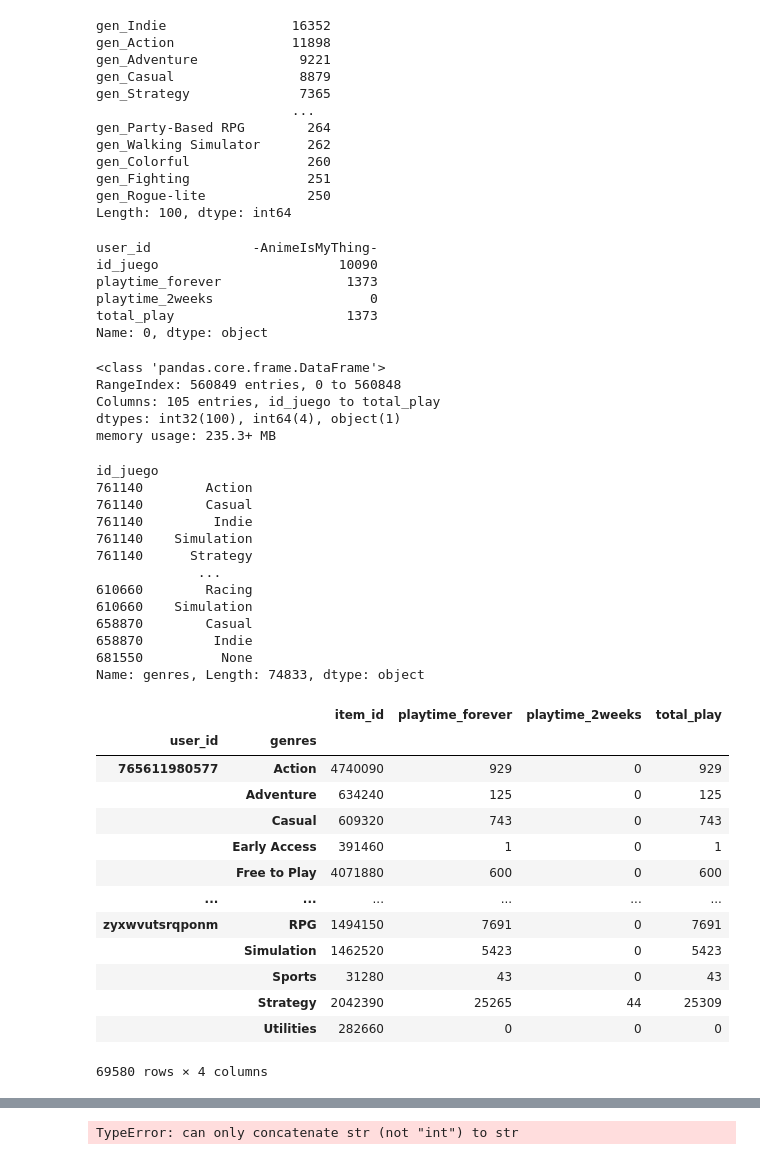
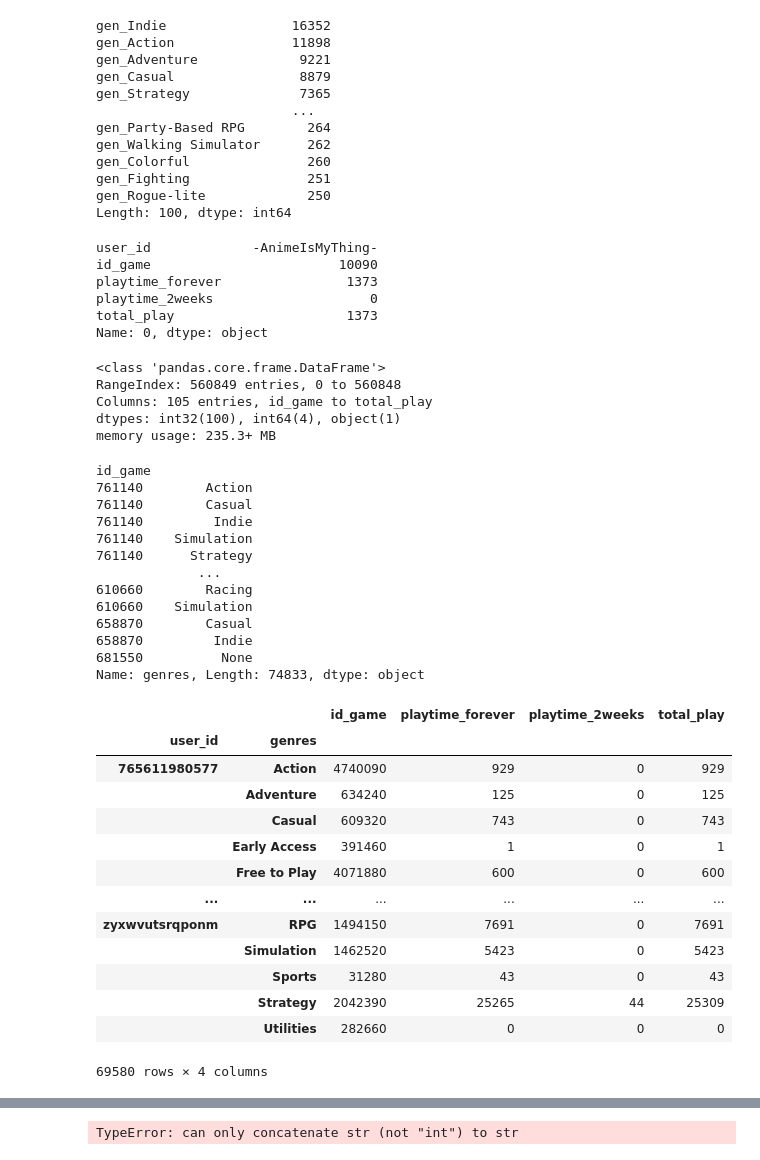
Before and after one commit to javierbengolea/PI_ML_OPS, a Jupyter notebook: main.ipynb, the cells around one changed output, grey strips where cells are left out. Cells and saved outputs as stored; diff of their text form; code cells hidden in the pictures.

```diff
--- a/main.ipynb
+++ b/main.ipynb
@@ -133,9 +128,11 @@ nulos_filas(df_games_all)
 Revisando los valores nulos a lo largo del eje 1, vemos que hay un número muy grande (88310) de filas completamente vacías, ya que tiene 13 columnas el dataset y la cuenta de nulos es igual a ese valor. Por lo tanto, se recorta
 hasta n-1 valores nulos, es decir, como mínimo tiene que tener una columna no nula.
 # %%
-n = len(df_games_all.columns)
+# Cantidad de Columnas
+N = len(df_games_all.columns)
 
-df_games = df_games_all.drop( df_games_all[df_games_all.isna().sum(axis=1) > (n - 1) ].index)
+# Recorte de filas con valores nulos
+df_games = df_games_all.drop( df_games_all[df_games_all.isna().sum(axis=1) > (N - 1) ].index)
 # %% [markdown]
 ### 1.1.3 Verificar duplicados
 # %%
@@ -159,0 +181,10 @@ dtype: int64
+# %%
+cantidad_filas = 0
+cantidad_coincidencias = 0
+
+for i in df_games.index:
+    cantidad_filas += 1
+    if (df_games.loc[i]['app_name'] == df_games.loc[i]['title']) and (not pd.isna(df_games.loc[i]['title'])):
+        cantidad_coincidencias += 1
+
+print(f'Porcentaje de Coincidencias: {(cantidad_coincidencias / cantidad_filas)*100:.2f} %')
@@ -244,4 +338,5 @@ df_games.drop(to_b, axis=0, inplace=True)
 # %%
 df_games = df_games.set_index(df_games['id'].astype(int))
 df_games.id = df_games.id.astype(int)
-df_games.rename_axis('index')
+df_games.rename_axis('index', inplace=True)
+df_games.rename(columns={'id': 'id_game'}, inplace=True)
@@ -403,31 +504,31 @@ if stats_filter:
     stats = pd.read_csv('df_games_stats_user.csv')
     # stats.set_index('item_id', inplace=True)
     # stats.rename_axis('id_juego', inplace=True)
-    stats.rename({'item_id': 'id_juego'}, axis=1, inplace=True)
+    # stats.rename({'item_id': 'id_game'}, axis=1, inplace=True)
     filter_games_df = stats
     print(stats.iloc[0])
 # %% [output]
 user_id             -AnimeIsMyThing-
-id_juego                       10090
+id_game                        10090
 playtime_forever                1373
 playtime_2weeks                    0
 total_play                      1373
 Name: 0, dtype: object
 # %%
 if filter_games_df is not None and not filter_games_df.empty:
-    matriz_dummies = pd.merge(matriz_dummies, filter_games_df, left_on='id_juego', right_on='id_juego')
+    matriz_dummies = pd.merge(matriz_dummies, filter_games_df, left_on='id_game', right_on='id_game')
 
 matriz_dummies.info()
 # %% [output]
 <class 'pandas.core.frame.DataFrame'>
 RangeIndex: 560849 entries, 0 to 560848
-Columns: 105 entries, id_juego to total_play
+Columns: 105 entries, id_game to total_play
 dtypes: int32(100), int64(4), object(1)
 memory usage: 235.3+ MB
 # %%
-df_games.genres.explode().rename_axis('id_juego')
+df_games.genres.explode().rename_axis('id_game')
 # %% [output]
-id_juego
+id_game
 761140        Action
 761140        Casual
 761140         Indie
@@ -442,9 +543,9 @@ id_juego
 Name: genres, Length: 74833, dtype: object
 # %%
 stats = pd.read_csv('df_games_stats_user.csv')
-pd.merge(stats, df_games.genres.explode().rename_axis('id_juego'), left_on='item_id', right_on='id_juego').groupby(['user_id', 'genres']).sum()
+pd.merge(stats, df_games.genres.explode().rename_axis('id_game'), left_on='id_game', right_on='id_game').groupby(['user_id', 'genres']).sum()
 # %% [output]
-|  |  | item_id | playtime_forever | playtime_2weeks | total_play |
+|  |  | id_game | playtime_forever | playtime_2weeks | total_play |
 | user_id | genres |  |  |  |  |
 | 765611980577 | Action | 4740090 | 929 | 0 | 929 |
 |  | Adventure | 634240 | 125 | 0 | 125 |
```
Also changed, not shown: parts of 55 cells of this notebook.
